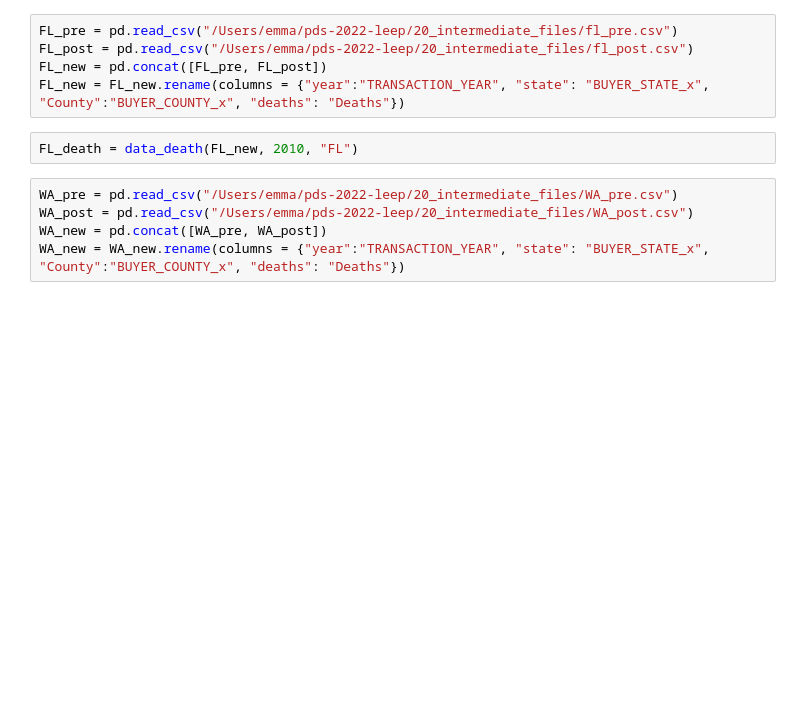
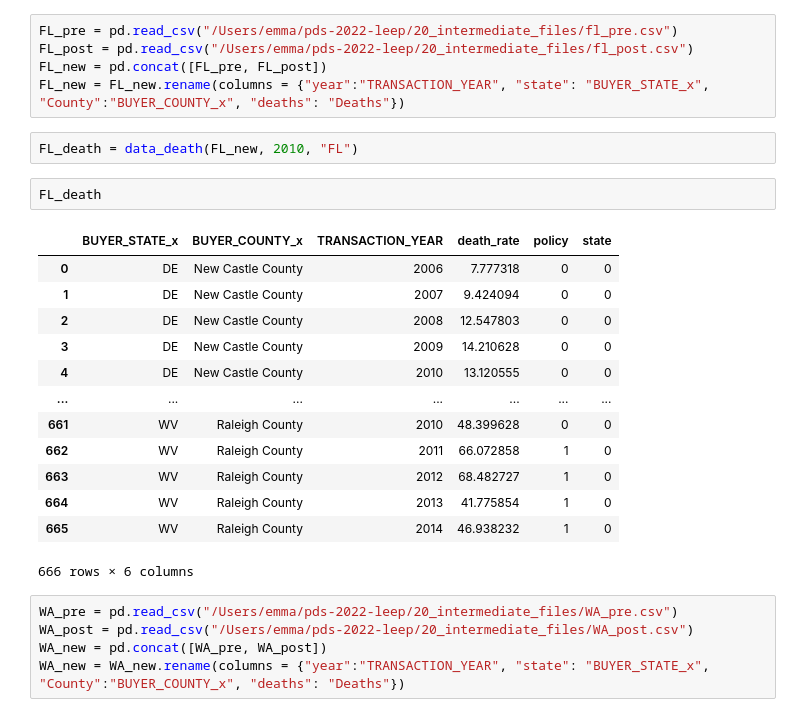
Before and after one commit to MIDS-at-Duke/pds-2022-leep, a Jupyter notebook: 10_code/plotting.ipynb, the cells around one changed output. Cells and saved outputs as stored; diff of their text form; blank space fills up the shorter version.

```diff
--- a/10_code/plotting.ipynb
+++ b/10_code/plotting.ipynb
@@ -39,6 +39,22 @@ FL_new = pd.concat([FL_pre, FL_post])
 FL_new = FL_new.rename(columns = {"year":"TRANSACTION_YEAR", "state": "BUYER_STATE_x", "County":"BUYER_COUNTY_x", "deaths": "Deaths"})
 # %%
 FL_death = data_death(FL_new, 2010, "FL")
+# %%
+FL_death
+# %% [output]
+|  | BUYER_STATE_x | BUYER_COUNTY_x | TRANSACTION_YEAR | death_rate | policy | state |
+| 0 | DE | New Castle County | 2006 | 7.777318 | 0 | 0 |
+| 1 | DE | New Castle County | 2007 | 9.424094 | 0 | 0 |
+| 2 | DE | New Castle County | 2008 | 12.547803 | 0 | 0 |
+| 3 | DE | New Castle County | 2009 | 14.210628 | 0 | 0 |
+| 4 | DE | New Castle County | 2010 | 13.120555 | 0 | 0 |
+| ... | ... | ... | ... | ... | ... | ... |
+| 661 | WV | Raleigh County | 2010 | 48.399628 | 0 | 0 |
+| 662 | WV | Raleigh County | 2011 | 66.072858 | 1 | 0 |
+| 663 | WV | Raleigh County | 2012 | 68.482727 | 1 | 0 |
+| 664 | WV | Raleigh County | 2013 | 41.775854 | 1 | 0 |
+| 665 | WV | Raleigh County | 2014 | 46.938232 | 1 | 0 |
+666 rows × 6 columns
 # %%
 WA_pre = pd.read_csv("/Users/emma/pds-2022-leep/20_intermediate_files/WA_pre.csv")
 WA_post = pd.read_csv("/Users/emma/pds-2022-leep/20_intermediate_files/WA_post.csv")
```
Also changed, not shown: parts of 3 cells of this notebook.
